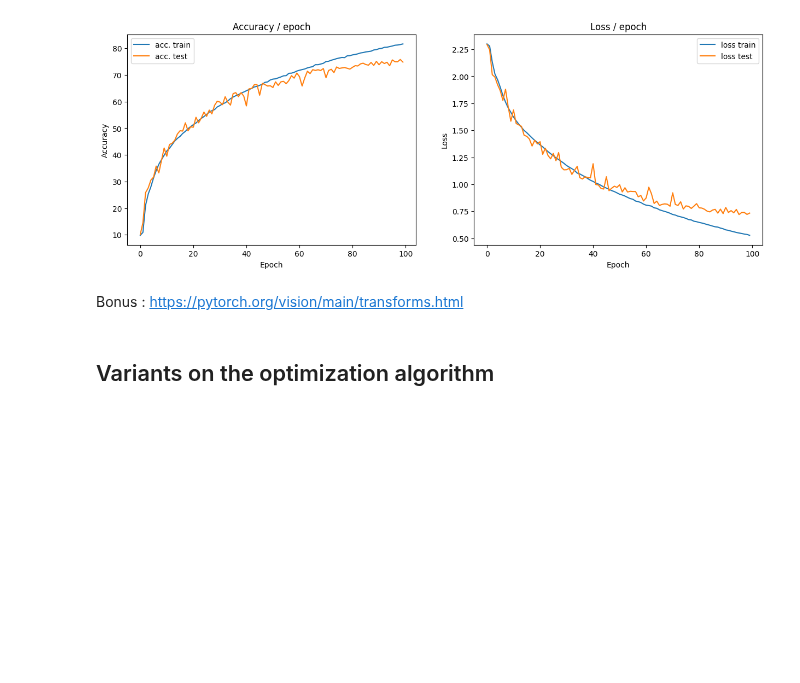
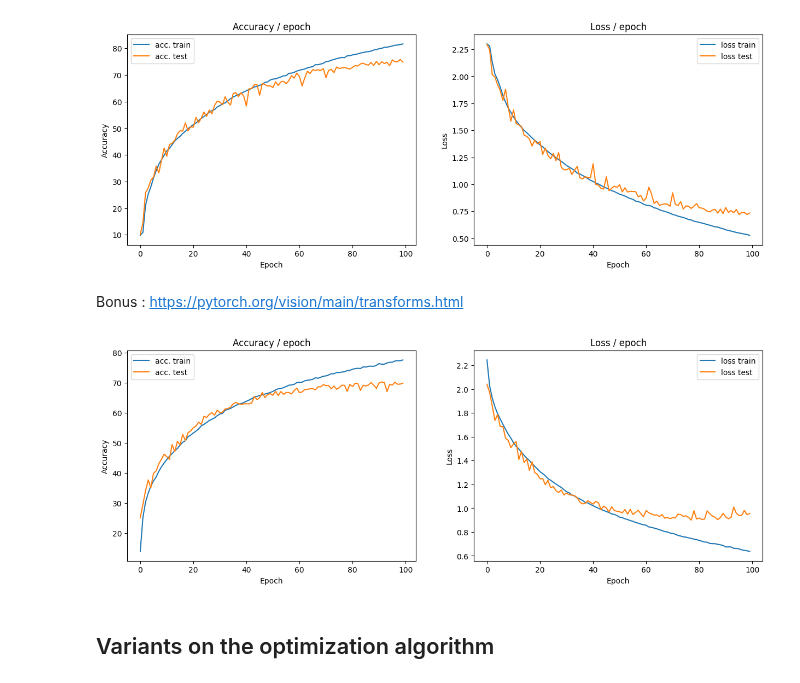
Before and after one commit to CharlesAttend/M2-DAC, a Jupyter notebook: RDFIA/TME/TME3-4/1_cd_CNNs.ipynb, the cells around one changed output. Drawn from its saved outputs; the diff is of its cells as text; code cells hidden in the pictures; blank space fills up the shorter version.

```diff
--- a/RDFIA/TME/TME3-4/1_cd_CNNs.ipynb
+++ b/RDFIA/TME/TME3-4/1_cd_CNNs.ipynb
@@ -614,3 +668,9 @@ Bonus : https://pytorch.org/vision/main/transforms.html
+# %%
+plots_dataincrease_bis = main(BATCH_SIZE, LR, epochs=EPOCHS, cuda=cuda)
+# %%
+plots_dataincrease_bis.plot(save_name="dataincrease_bis_bis")
+# %% [output]
+[figure, added]
 # %% [markdown]
 ## Variants on the optimization algorithm
 # %%
```
Also changed, not shown: parts of 5 cells of this notebook, 5 other files.
